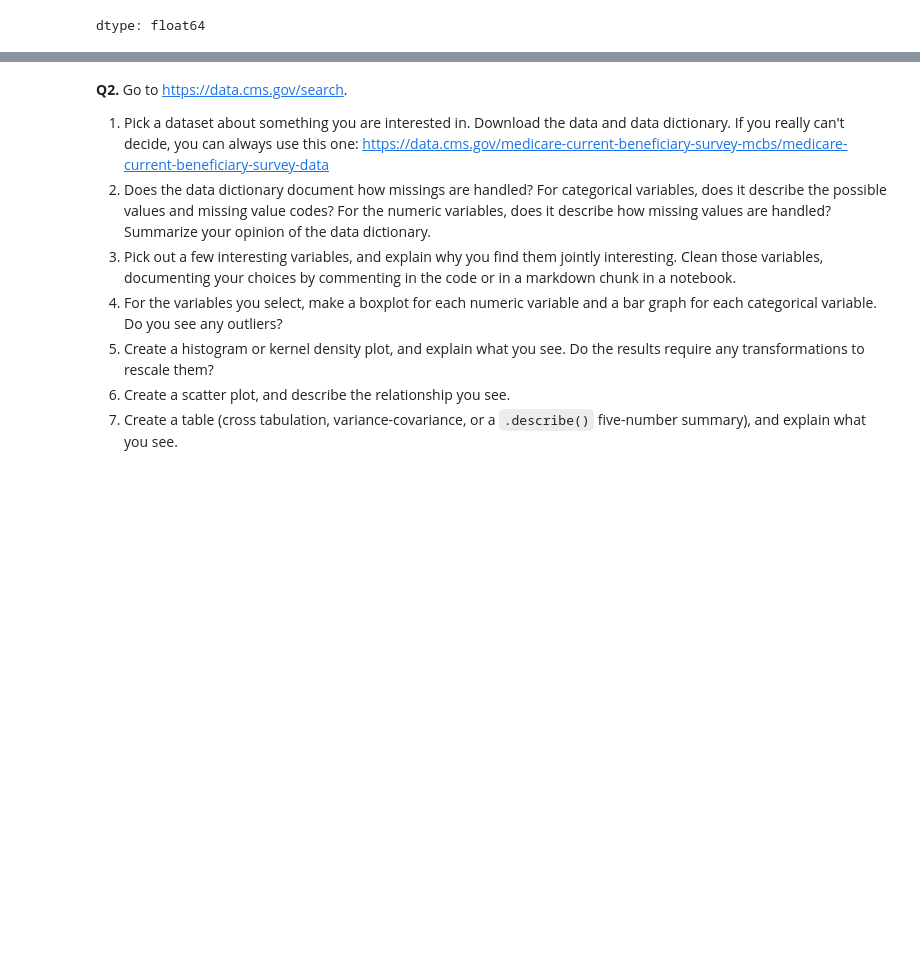
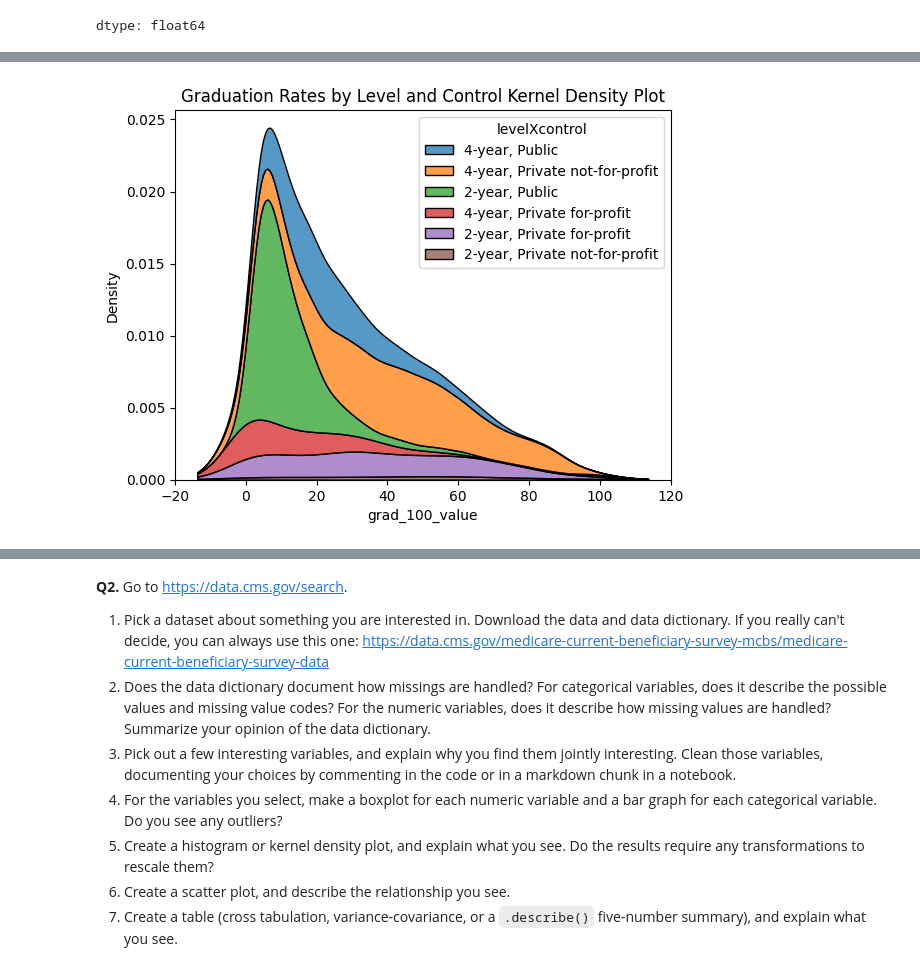
Before and after one commit to KaranRawatUVA/visualization, a Jupyter notebook: assignment/assignment.ipynb, the cells around one changed output, grey strips where cells are left out. Saved outputs shown, nothing was run; the diff lists cells and outputs as text; code cells hidden in the pictures; blank space fills up the shorter version.

```diff
--- a/assignment/assignment.ipynb
+++ b/assignment/assignment.ipynb
@@ -136,0 +175,17 @@ dtype: float64
+# %%
+# 6
+
+df['levelXcontrol']=df['level']+', '+df['control']
+
+
+x = sns.kdeplot(data=df, x='grad_100_value', hue='levelXcontrol', multiple='stack')
+x.set_title('Graduation Rates by Level and Control Kernel Density Plot')
+
+plt.show()
+
+# 2 year private for profit schools seem to have the best graduation rate based off the graph as its the least right skewed.
+# It is hard to tell for 2 year private not for profit because it has very few samples.
+
+# There are more 4 year private not for profit schools though that have high graduation rates.
+# %% [output]
+[figure, added]
```
Also changed, not shown: parts of 3 cells of this notebook.
